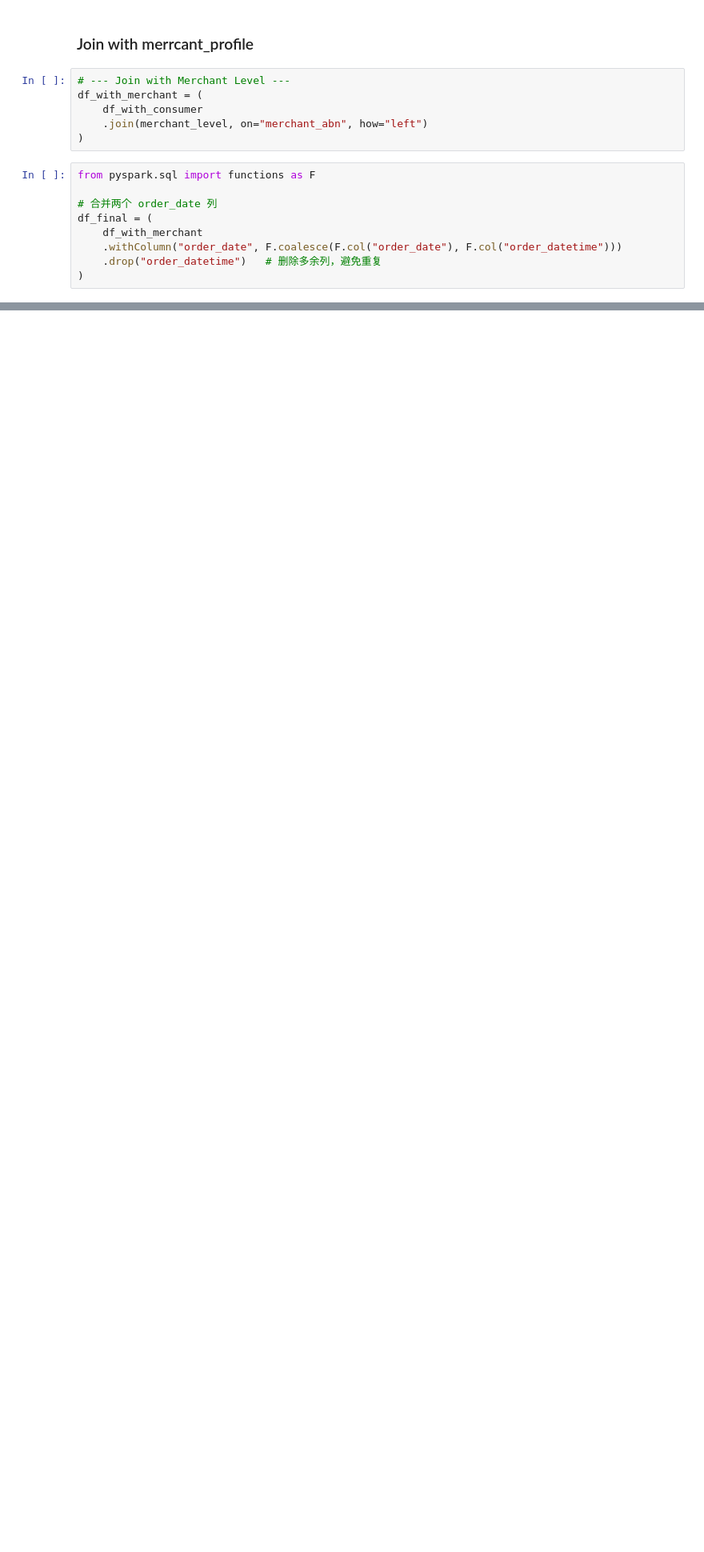
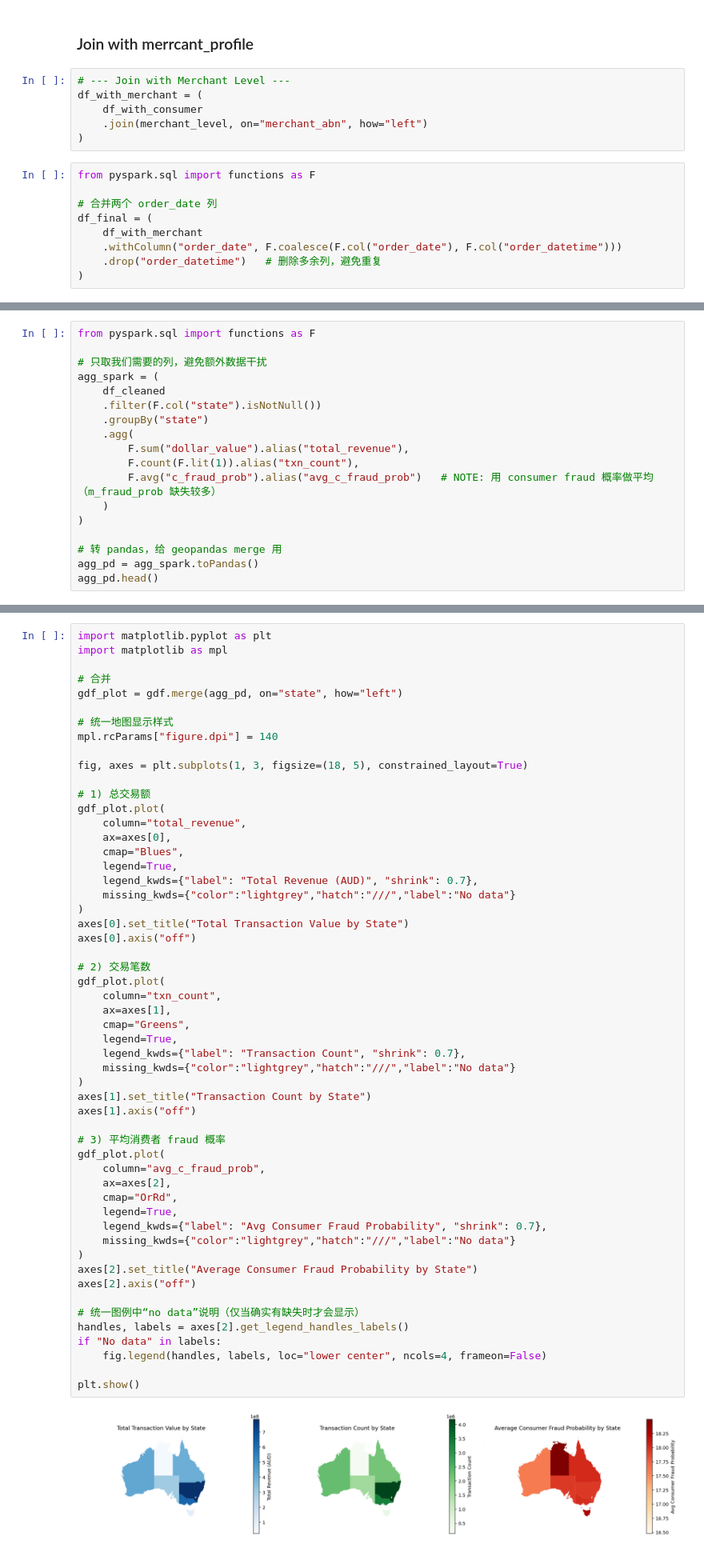
Before and after one commit to Kevin-XXX/Project-2, a Jupyter notebook: part234.ipynb, the cells around one changed output, grey strips where cells are left out. Shown at 80% size. Cells and saved outputs as stored; diff of their text form; blank space fills up the shorter version.

```diff
--- a/part234.ipynb
+++ b/part234.ipynb
@@ -575,0 +697,18 @@ Data saved as Parquet at initial_transaction.parquet
+# %%
+from pyspark.sql import functions as F
+
+# 只取我们需要的列，避免额外数据干扰
+agg_spark = (
+    df_cleaned
+    .filter(F.col("state").isNotNull())
+    .groupBy("state")
+    .agg(
+        F.sum("dollar_value").alias("total_revenue"),
+        F.count(F.lit(1)).alias("txn_count"),
+        F.avg("c_fraud_prob").alias("avg_c_fraud_prob")   # NOTE: 用 consumer fraud 概率做平均（m_fraud_prob 缺失较多）
+    )
+)
+
+# 转 pandas，给 geopandas merge 用
+agg_pd = agg_spark.toPandas()
+agg_pd.head()
@@ -575,0 +761,56 @@ Data saved as Parquet at initial_transaction.parquet
+# %%
+import matplotlib.pyplot as plt
+import matplotlib as mpl
+
+# 合并
+gdf_plot = gdf.merge(agg_pd, on="state", how="left")
+
+# 统一地图显示样式
+mpl.rcParams["figure.dpi"] = 140
+
+fig, axes = plt.subplots(1, 3, figsize=(18, 5), constrained_layout=True)
+
+# 1) 总交易额
+gdf_plot.plot(
+    column="total_revenue",
+    ax=axes[0],
+    cmap="Blues",
+    legend=True,
+    legend_kwds={"label": "Total Revenue (AUD)", "shrink": 0.7},
+    missing_kwds={"color":"lightgrey","hatch":"///","label":"No data"}
+)
+axes[0].set_title("Total Transaction Value by State")
+axes[0].axis("off")
+
+# 2) 交易笔数
+gdf_plot.plot(
+    column="txn_count",
+    ax=axes[1],
+    cmap="Greens",
+    legend=True,
+    legend_kwds={"label": "Transaction Count", "shrink": 0.7},
+    missing_kwds={"color":"lightgrey","hatch":"///","label":"No data"}
+)
+axes[1].set_title("Transaction Count by State")
+axes[1].axis("off")
+
+# 3) 平均消费者 fraud 概率
+gdf_plot.plot(
+    column="avg_c_fraud_prob",
+    ax=axes[2],
+    cmap="OrRd",
+    legend=True,
+    legend_kwds={"label": "Avg Consumer Fraud Probability", "shrink": 0.7},
+    missing_kwds={"color":"lightgrey","hatch":"///","label":"No data"}
+)
+axes[2].set_title("Average Consumer Fraud Probability by State")
+axes[2].axis("off")
+
+# 统一图例中“no data”说明（仅当确实有缺失时才会显示）
+handles, labels = axes[2].get_legend_handles_labels()
+if "No data" in labels:
+    fig.legend(handles, labels, loc="lower center", ncols=4, frameon=False)
+
+plt.show()
+# %% [output]
+[figure, added]
```
Also changed, not shown: parts of 18 cells of this notebook.
